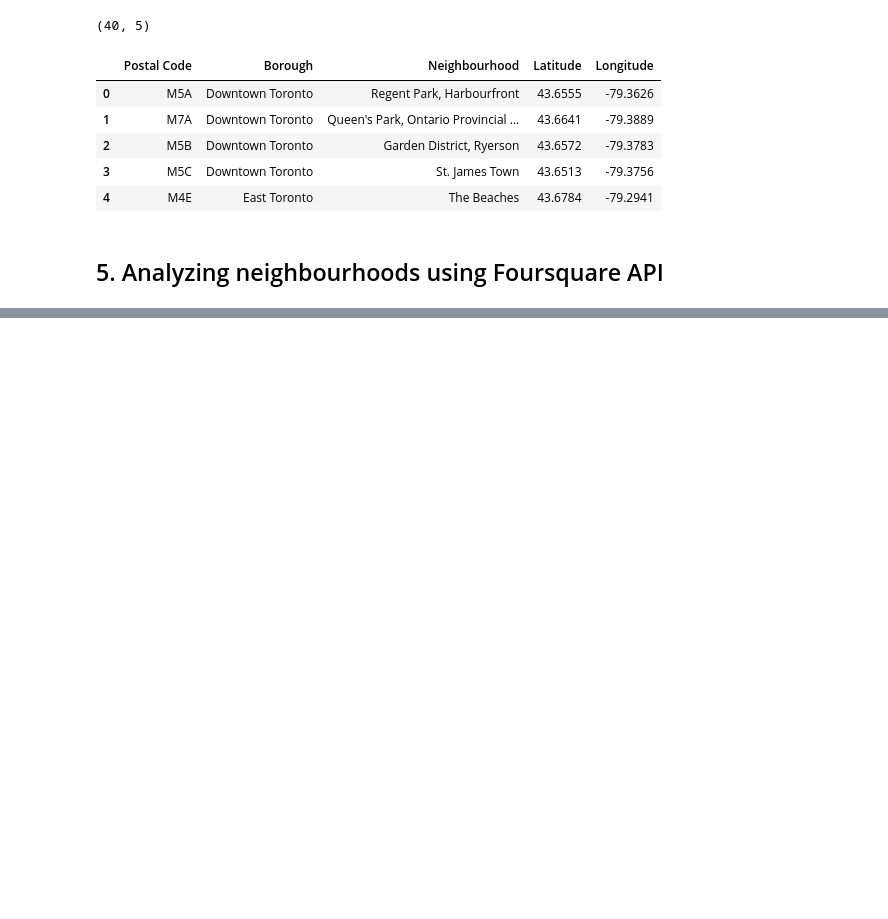
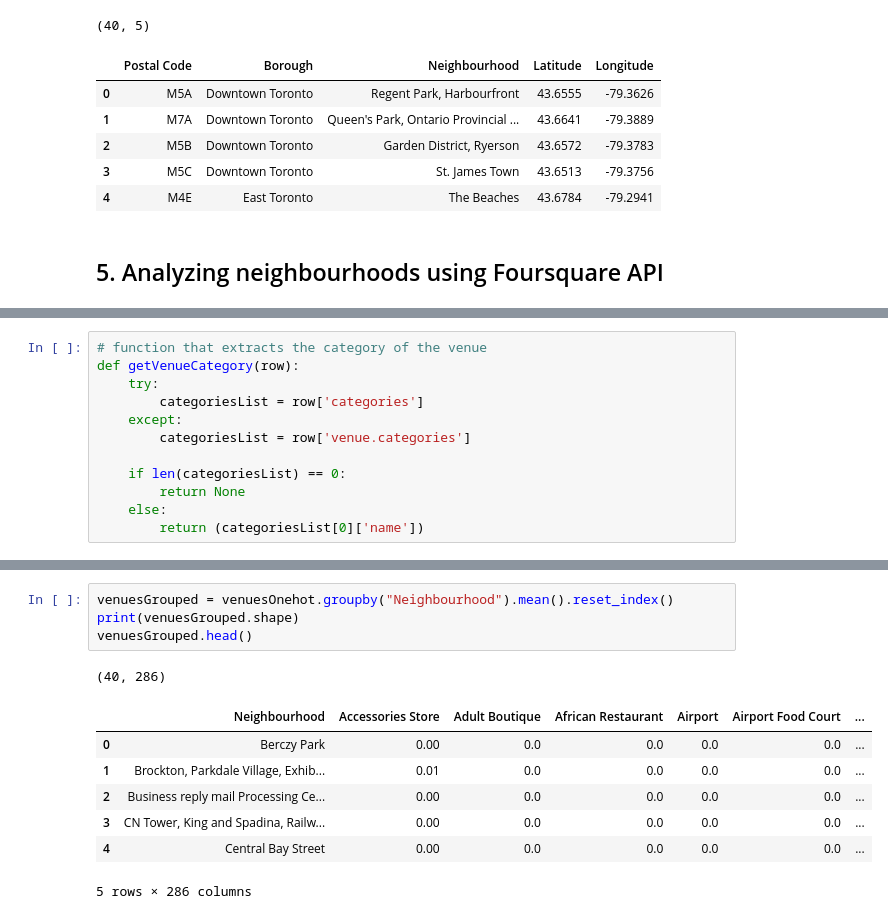
Before and after one commit to sinhars/Coursera_Capstone, a Jupyter notebook: capstone_project_week3.ipynb, the cells around one changed output, grey strips where cells are left out. Cells and saved outputs as stored; diff of their text form; blank space fills up the shorter version.

```diff
--- a/capstone_project_week3.ipynb
+++ b/capstone_project_week3.ipynb
@@ -147,0 +186,12 @@ LIMIT = 30
+# %%
+# function that extracts the category of the venue
+def getVenueCategory(row):
+    try:
+        categoriesList = row['categories']
+    except:
+        categoriesList = row['venue.categories']
+
+    if len(categoriesList) == 0:
+        return None
+    else:
+        return (categoriesList[0]['name'])
@@ -147,0 +279,13 @@ LIMIT = 30
+# %%
+venuesGrouped = venuesOnehot.groupby("Neighbourhood").mean().reset_index()
+print(venuesGrouped.shape)
+venuesGrouped.head()
+# %% [output]
+(40, 286)
+|  | Neighbourhood | Accessories Store | Adult Boutique | African Restaurant | Airport | Airport Food Court | ... |
+| 0 | Berczy Park | 0.00 | 0.0 | 0.0 | 0.0 | 0.0 | ... |
+| 1 | Brockton, Parkdale Village, Exhib... | 0.01 | 0.0 | 0.0 | 0.0 | 0.0 | ... |
+| 2 | Business reply mail Processing Ce... | 0.00 | 0.0 | 0.0 | 0.0 | 0.0 | ... |
+| 3 | CN Tower, King and Spadina, Railw... | 0.00 | 0.0 | 0.0 | 0.0 | 0.0 | ... |
+| 4 | Central Bay Street | 0.00 | 0.0 | 0.0 | 0.0 | 0.0 | ... |
+5 rows × 286 columns
```
Also changed, not shown: parts of 22 cells of this notebook.
